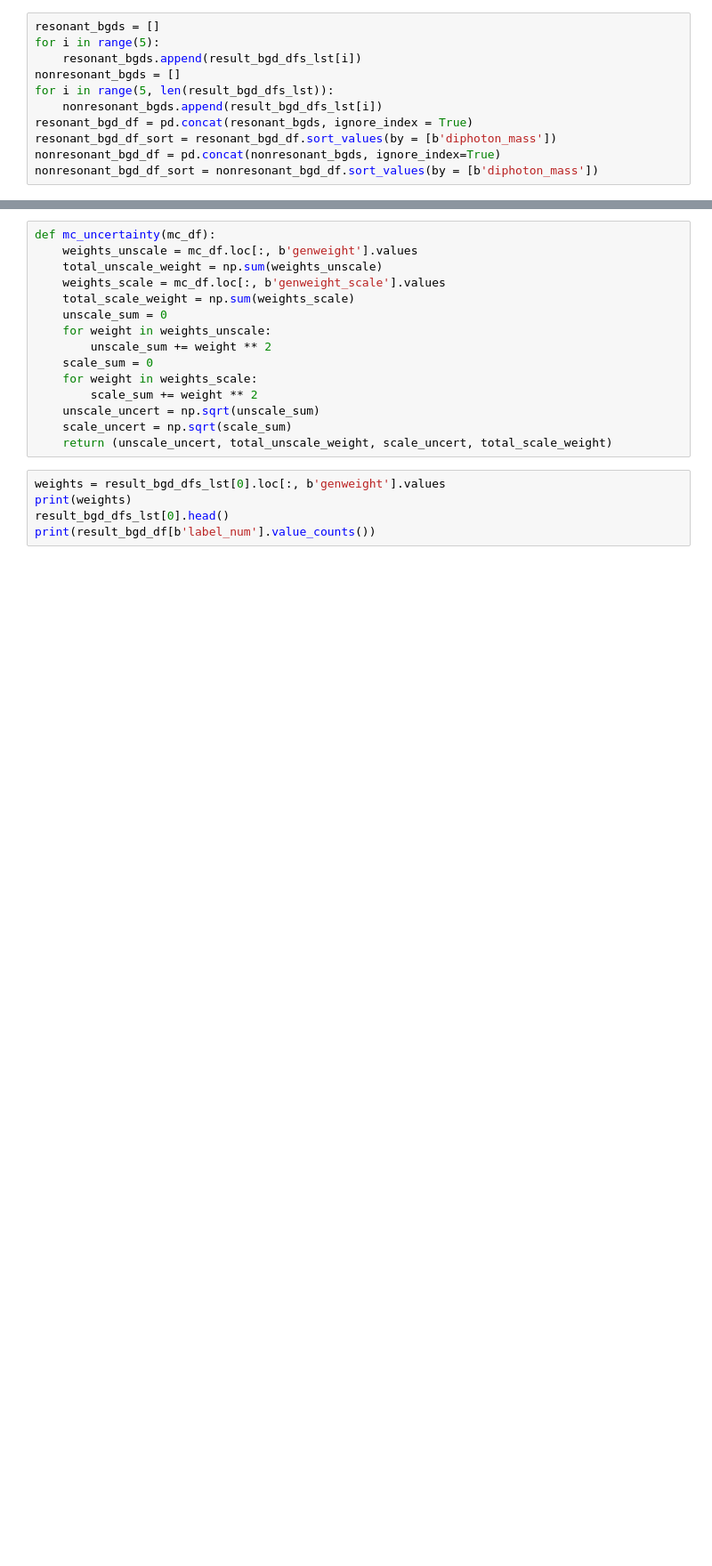
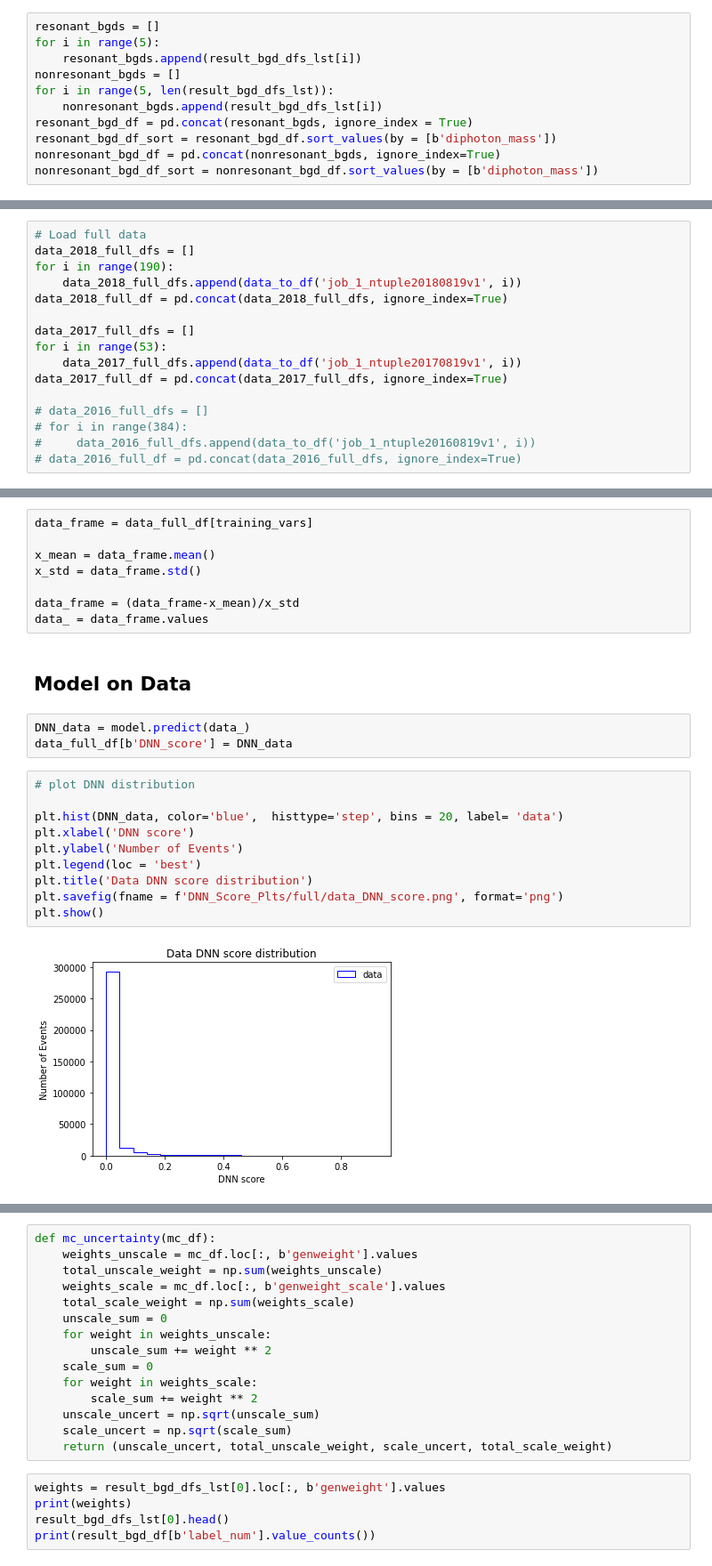
Before and after one commit to s-y-chen/HHbbgg, a Jupyter notebook: notebook/ML/Sequential_DNN_combine_nodownsampling.ipynb, the cells around one changed output, grey strips where cells are left out. Shown at 89% size. Cells and saved outputs as stored; diff of their text form; blank space fills up the shorter version.

```diff
--- a/notebook/ML/Sequential_DNN_combine_nodownsampling.ipynb
+++ b/notebook/ML/Sequential_DNN_combine_nodownsampling.ipynb
@@ -1077,0 +1111,16 @@ plot_mass_sculpt_w_cut(resonant_bgd_df_sort, bins, 'combined_resonant_background
+# %%
+# Load full data
+data_2018_full_dfs = []
+for i in range(190):
+    data_2018_full_dfs.append(data_to_df('job_1_ntuple20180819v1', i))
+data_2018_full_df = pd.concat(data_2018_full_dfs, ignore_index=True)
+
+data_2017_full_dfs = []
+for i in range(53):
+    data_2017_full_dfs.append(data_to_df('job_1_ntuple20170819v1', i))
+data_2017_full_df = pd.concat(data_2017_full_dfs, ignore_index=True)
+
+# data_2016_full_dfs = []
+# for i in range(384):
+#     data_2016_full_dfs.append(data_to_df('job_1_ntuple20160819v1', i))
+# data_2016_full_df = pd.concat(data_2016_full_dfs, ignore_index=True)
@@ -1077,0 +1176,25 @@ plot_mass_sculpt_w_cut(resonant_bgd_df_sort, bins, 'combined_resonant_background
+# %%
+data_frame = data_full_df[training_vars]
+
+x_mean = data_frame.mean()
+x_std = data_frame.std()
+
+data_frame = (data_frame-x_mean)/x_std
+data_ = data_frame.values
+# %% [markdown]
+## Model on Data
+# %%
+DNN_data = model.predict(data_)
+data_full_df[b'DNN_score'] = DNN_data
+# %%
+# plot DNN distribution
+
+plt.hist(DNN_data, color='blue',  histtype='step', bins = 20, label= 'data')
+plt.xlabel('DNN score')
+plt.ylabel('Number of Events')
+plt.legend(loc = 'best')
+plt.title('Data DNN score distribution')
+plt.savefig(fname = f'DNN_Score_Plts/full/data_DNN_score.png', format='png')
+plt.show()
+# %% [output]
+[figure, added]
```
Also changed, not shown: parts of 24 cells of this notebook, 24 other files.
